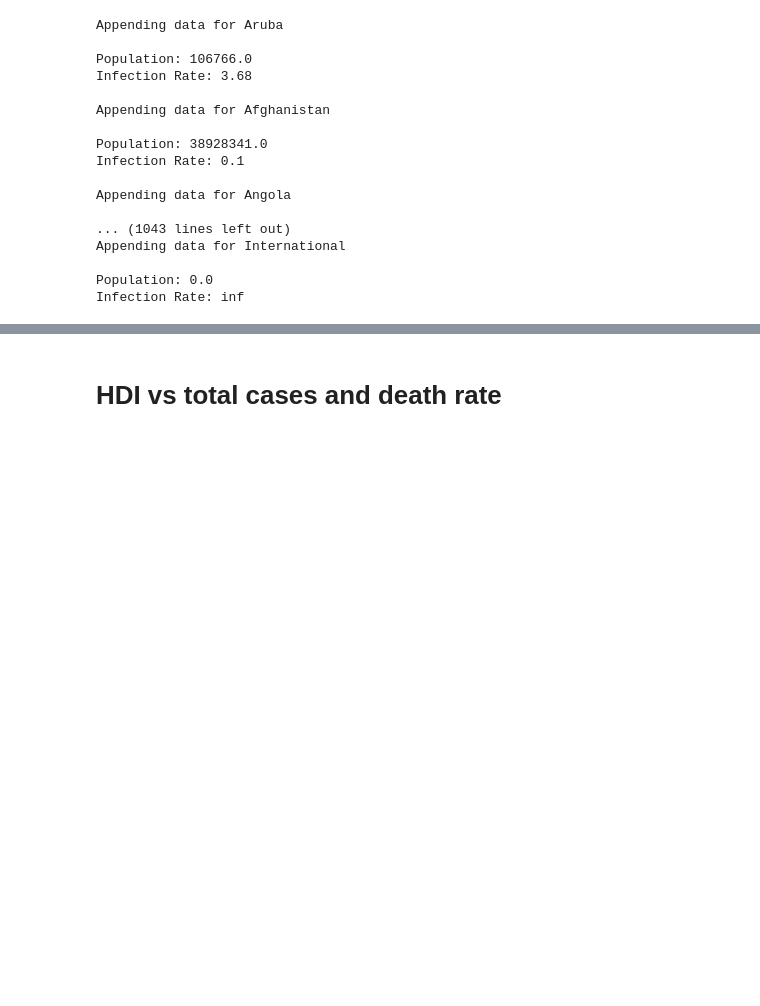
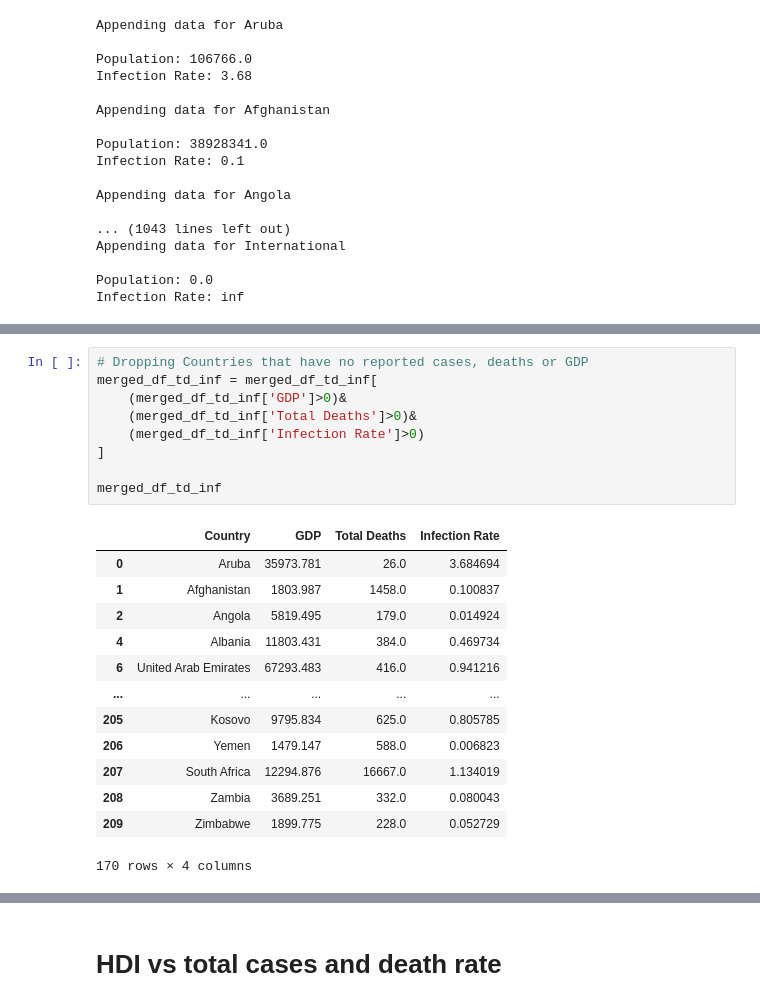
Before and after one commit to skumble27/COVID-19-Causation, a Jupyter notebook: Covid19Analysis.ipynb, the cells around one changed output, grey strips where cells are left out. Cells and saved outputs as stored; diff of their text form; blank space fills up the shorter version.

```diff
--- a/Covid19Analysis.ipynb
+++ b/Covid19Analysis.ipynb
@@ -362 +408,24 @@ FileNotFoundError: [Errno 2] No such file or directory: &#39;..\\Resources\\coun
+# %%
+# Dropping Countries that have no reported cases, deaths or GDP
+merged_df_td_inf = merged_df_td_inf[
+    (merged_df_td_inf['GDP']>0)&
+    (merged_df_td_inf['Total Deaths']>0)&
+    (merged_df_td_inf['Infection Rate']>0)
+]
+
+merged_df_td_inf
+# %% [output]
+|  | Country | GDP | Total Deaths | Infection Rate |
+| 0 | Aruba | 35973.781 | 26.0 | 3.684694 |
+| 1 | Afghanistan | 1803.987 | 1458.0 | 0.100837 |
+| 2 | Angola | 5819.495 | 179.0 | 0.014924 |
+| 4 | Albania | 11803.431 | 384.0 | 0.469734 |
+| 6 | United Arab Emirates | 67293.483 | 416.0 | 0.941216 |
+| ... | ... | ... | ... | ... |
+| 205 | Kosovo | 9795.834 | 625.0 | 0.805785 |
+| 206 | Yemen | 1479.147 | 588.0 | 0.006823 |
+| 207 | South Africa | 12294.876 | 16667.0 | 1.134019 |
+| 208 | Zambia | 3689.251 | 332.0 | 0.080043 |
+| 209 | Zimbabwe | 1899.775 | 228.0 | 0.052729 |
+170 rows × 4 columns
 # %%
```
Also changed, not shown: parts of 10 cells of this notebook, 3 other files.
